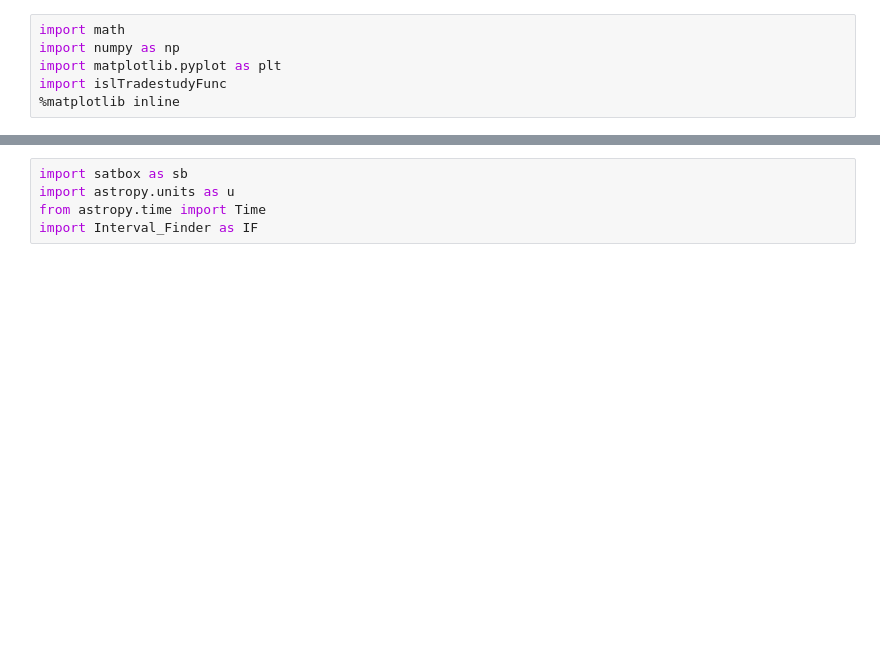
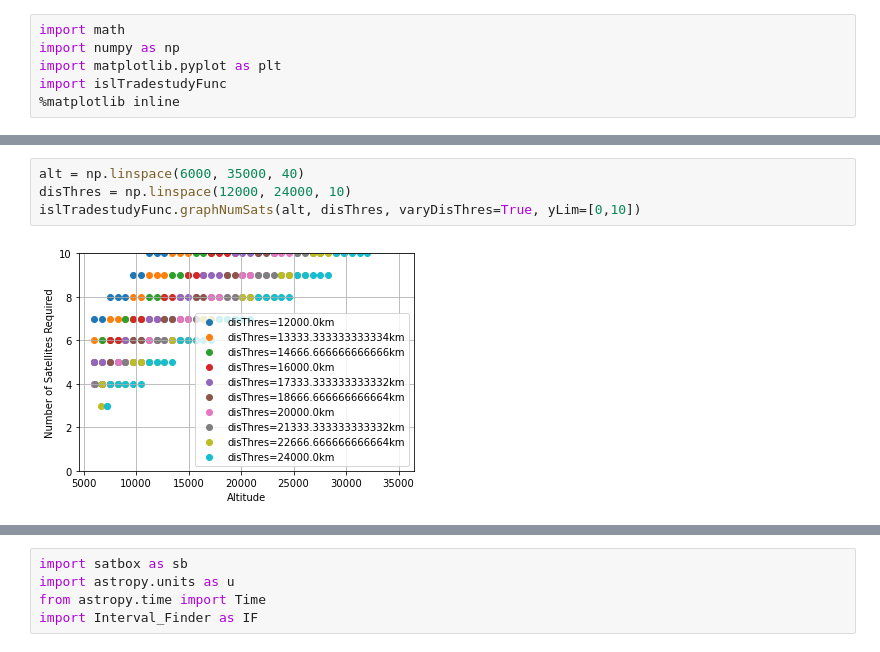
Before and after one commit to manweichan/SatLib, a Jupyter notebook: islTradestudy.ipynb, the cells around one changed output, grey strips where cells are left out. Saved outputs shown, nothing was run; the diff lists cells and outputs as text; blank space fills up the shorter version.

Commit message:
updated islTradestudy code

```diff
--- a/islTradestudy.ipynb
+++ b/islTradestudy.ipynb
@@ -43,0 +16,6 @@ plt.show()
+# %%
+alt = np.linspace(6000, 35000, 40)
+disThres = np.linspace(12000, 24000, 10)
+islTradestudyFunc.graphNumSats(alt, disThres, varyDisThres=True, yLim=[0,10])
+# %% [output]
+[figure, added]
```
Also changed, not shown: parts of 6 cells of this notebook, 2 other files.
